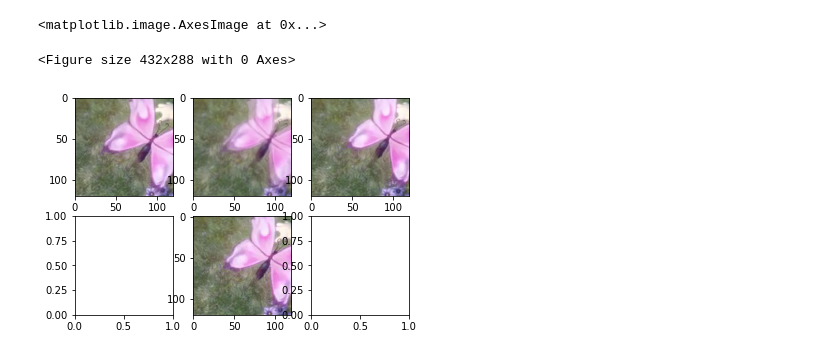
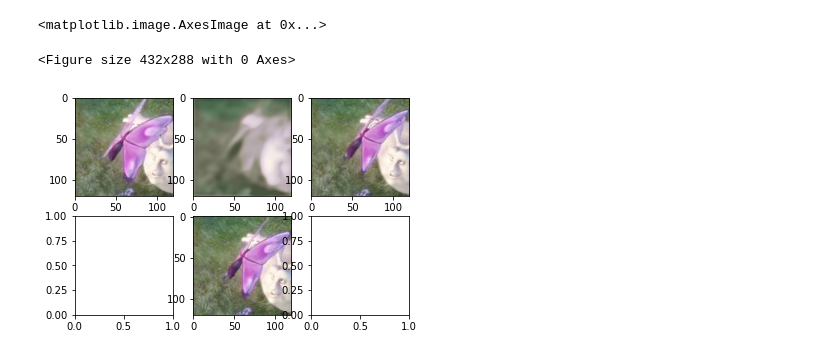
Before and after one commit to Vestaia/SmoothBrain, a Jupyter notebook: Code/Kernels.ipynb, the cells around one changed output. Drawn from its saved outputs; the diff is of its cells as text; code cells hidden in the pictures.

Commit message:
Add deconvolution model

```diff
--- a/Code/Kernels.ipynb
+++ b/Code/Kernels.ipynb
@@ -9,7 +9,7 @@ import matplotlib.pyplot as plt
 import kornia.color
 from matplotlib import colors
 
-blocksize=120
+blocksize=150
 gridsize=8
 gridcells=(int)(blocksize/gridsize)
 
@@ -155,6 +155,25 @@ class smoothBrainRaw(nn.Module):
         return num_features
 
 
+#Based on FSRCNN
+d = 48
+s = 12
+m = 4
+class smoothBrainDeconv(nn.Module):
+    def __init__(self):
+        super().__init__()
+        self.layer1 = convStack(6,d,5,1,1,convblk,ACTIVATION)
+        self.layer2 = convStack(d,s,1,1,1,convblk,ACTIVATION)
+        self.layer3 = convStack(s,s,3,1,m,convblk,ACTIVATION)
+        self.layer4 = convStack(s,d,1,1,1,convblk,ACTIVATION)
+        self.layer5 = convStack(d,3,9,1,1,deconvblk)
+    def forward(self, x):
+        x = self.layer1(x)
+        x = self.layer2(x)
+        x = self.layer3(x)
+        x = self.layer4(x)
+        x = self.layer5(x)
+        return(x)
 
 #Loss functions
 class loss_wrapper(torch.nn.Module):
@@ -334,7 +353,7 @@ for i in range(mapped.shape[0]-2):
     features[i,mapped.shape[1]:] = mapped[i+2,:,randlocy[i]:randlocy[i]+blocksize,randlocx[i]:randlocx[i]+blocksize]
     targets[i] = mapped[i+1,:,randlocy[i]:randlocy[i]+blocksize,randlocx[i]:randlocx[i]+blocksize]
 # %%
-net = smoothBrain()
-optim = torch.optim.Adam(net.parameters(), 0.0002)
-train(net, optim, MSE_loss, features, targets, 50, 20, epochs=12, plot=True)
+net = smoothBrainDeconv()
+optim = torch.optim.Adam(net.parameters(), 0.01)
+train(net, optim, MSE_loss, features, targets, 50, 20, epochs=25, plot=True)
 # %% [output]
@@ -355,23 +361,23 @@ Average Error (MAE): 4.085954969923478e-06
 # %%
-frame = 29
+frame = 35
 net = net.to("cpu")
 img = net(features[frame:frame+1]).detach()[0]
 
 
 # grid = torch.stack(list(torch.meshgrid(torch.arange(0,gridsize*2./blocksize,2./blocksize),torch.arange(0,gridsize*2./blocksize,2./blocksize))),dim=2)
 # grid = torch.flatten(grid,0,1)
 # blocks = grid - 0.99
 # print(blocks.shape)
 # blocks = blocks.view(1,10,10,2)
 # img = F.grid_sample(features[frame:frame+1,:3], blocks)[0]
 
 plt.figure()
 fig, subplot = plt.subplots(2,3)
 subplot[0,0].imshow(torch.swapaxes(torch.swapaxes(kornia.color.yuv_to_rgb(features[frame,:3]),0,2),0,1))
 subplot[0,1].imshow(torch.swapaxes(torch.swapaxes(kornia.color.yuv_to_rgb(img),0,2),0,1))
 subplot[0,2].imshow(torch.swapaxes(torch.swapaxes(kornia.color.yuv_to_rgb(features[frame,3:]),0,2),0,1))
 subplot[1,1].imshow(torch.swapaxes(torch.swapaxes(kornia.color.yuv_to_rgb(targets[frame]),0,2),0,1))
 # %% [output]
 <matplotlib.image.AxesImage at 0x...>
 <Figure size 432x288 with 0 Axes>
-[figure, old version]
+[figure, new version]
```
Also changed, not shown: parts of 1 cell of this notebook.
